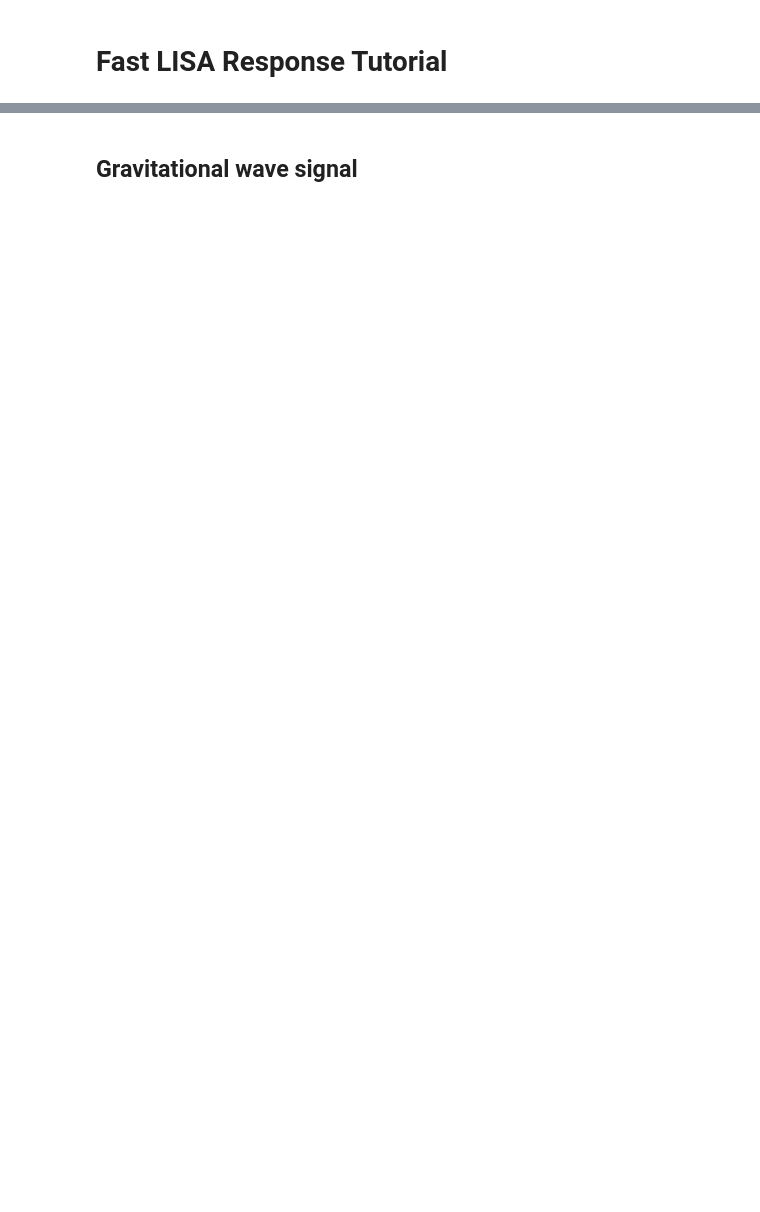
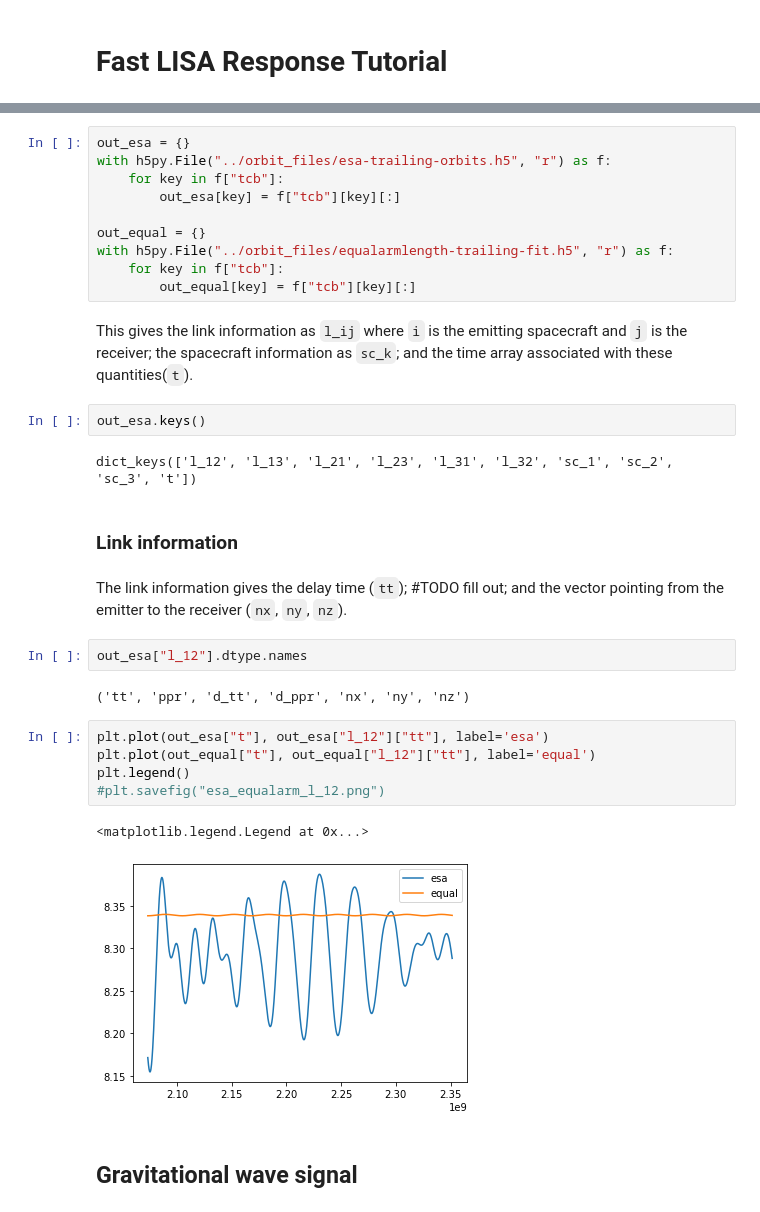
Before and after one commit to mikekatz04/lisa-on-gpu, a Jupyter notebook: docs/doctrees/nbsphinx/fast_LISA_response_tutorial.ipynb, the cells around one changed output, grey strips where cells are left out. Drawn from its saved outputs; the diff is of its cells as text; blank space fills up the shorter version.

```diff
--- a/docs/doctrees/nbsphinx/fast_LISA_response_tutorial.ipynb
+++ b/docs/doctrees/nbsphinx/fast_LISA_response_tutorial.ipynb
@@ -12,2 +23,34 @@ YRSID_SI = 31558149.763545603
+# %%
+out_esa = {}
+with h5py.File("../orbit_files/esa-trailing-orbits.h5", "r") as f:
+    for key in f["tcb"]:
+        out_esa[key] = f["tcb"][key][:]
+
+out_equal = {}
+with h5py.File("../orbit_files/equalarmlength-trailing-fit.h5", "r") as f:
+    for key in f["tcb"]:
+        out_equal[key] = f["tcb"][key][:]
+# %% [markdown]
+This gives the link information as `l_ij` where `i` is the emitting spacecraft and `j` is the receiver; the spacecraft information as `sc_k`; and the time array associated with these quantities(`t`).
+# %%
+out_esa.keys()
+# %% [output]
+dict_keys(['l_12', 'l_13', 'l_21', 'l_23', 'l_31', 'l_32', 'sc_1', 'sc_2', 'sc_3', 't'])
+# %% [markdown]
+### Link information
+# %% [markdown]
+The link information gives the delay time (`tt`); #TODO fill out; and the vector pointing from the emitter to the receiver (`nx`, `ny`, `nz`).
+# %%
+out_esa["l_12"].dtype.names
+# %% [output]
+('tt', 'ppr', 'd_tt', 'd_ppr', 'nx', 'ny', 'nz')
+# %%
+plt.plot(out_esa["t"], out_esa["l_12"]["tt"], label='esa')
+plt.plot(out_equal["t"], out_equal["l_12"]["tt"], label='equal')
+plt.legend()
+#plt.savefig("esa_equalarm_l_12.png")
+# %% [output]
+<matplotlib.legend.Legend at 0x...>
+[figure, added]
 # %% [markdown]
 ## Gravitational wave signal
```
Also changed, not shown: parts of 17 cells of this notebook, 26 other files.
